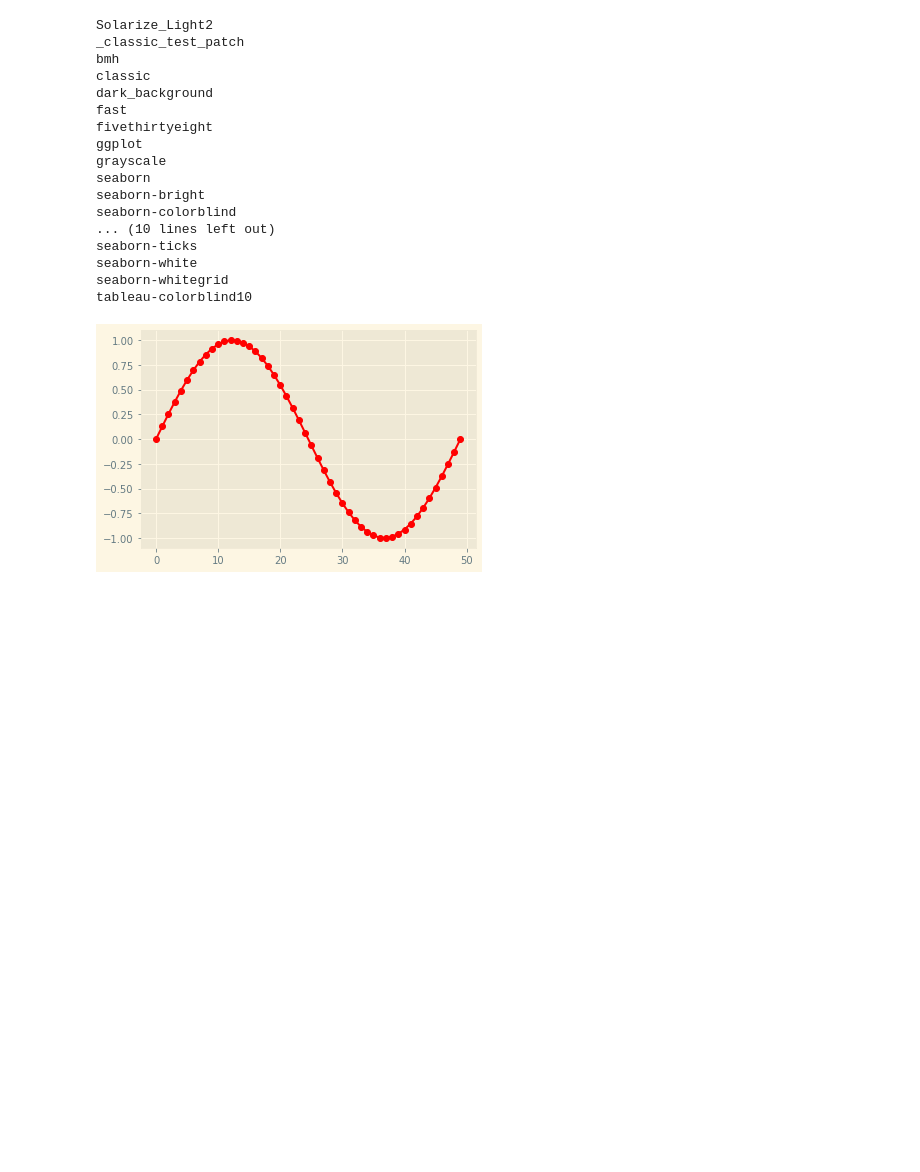
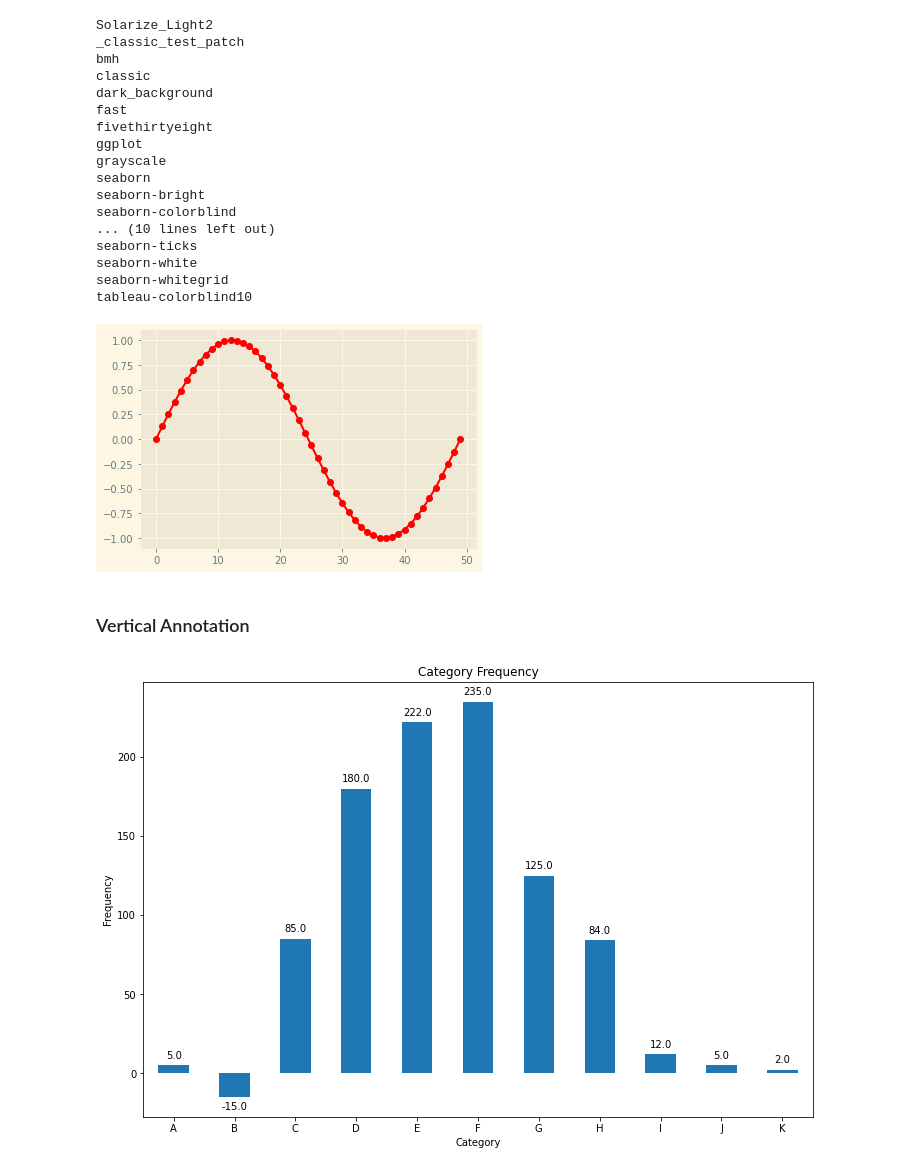
Before and after one commit to samewara/data-visualization, a Jupyter notebook: matplotlib-presentation.ipynb, the cells around one changed output. Drawn from its saved outputs; the diff is of its cells as text; code cells hidden in the pictures; blank space fills up the shorter version.

Commit message:
Vertical & Horizontal Annotation sample
Vertical & Horizontal Annotation sample

```diff
--- a/matplotlib-presentation.ipynb
+++ b/matplotlib-presentation.ipynb
@@ -245,3 +245,67 @@ with plt.style.context('Solarize_Light2'):
 plt.show()
 # %% [output]
 [figure]
+# %% [markdown]
+### Vertical Annotation
+# %%
+import numpy as np
+import pandas as pd
+import matplotlib.pyplot as plt
+
+# Prepare data
+frequencies = [5, -15, 85, 180, 222, 235, 125, 84, 12, 5, 2]
+freq_series = pd.Series(frequencies)
+
+x_labels = ['A', 'B', 'C', 'D', 'E', 'F',
+            'G', 'H', 'I', 'J', 'K']
+
+# Plot the figure.
+plt.figure(figsize=(12, 8))
+ax = freq_series.plot(kind='bar')
+ax.set_title('Category Frequency')
+ax.set_xlabel('Category' )
+ax.set_ylabel('Frequency')
+ax.set_xticklabels(x_labels, rotation = 0)
+
+
+
+def add_value_labels(ax, spacing=5):
+    """Add labels to the end of each bar in a bar chart.
+    Arguments:
+        ax (matplotlib.axes.Axes): The matplotlib object containing the axes
+            of the plot to annotate.
+        spacing (int): The distance between the labels and the bars.
+    """
+    # For each bar: Place a label
+    for rect in ax.patches:
+        # Get X and Y placement of label from rect.
+        y_value = rect.get_height()
+        x_value = rect.get_x() + rect.get_width() / 2
+        # Number of points between bar and label. Change to your liking.
+        space = spacing
+        # Vertical alignment for positive values
+        va = 'bottom'
+        # If value of bar is negative: Place label below bar
+        if y_value < 0:
+            # Invert space to place label below
+            space *= -1
+            # Vertically align label at top
+            va = 'top'
+        # Use Y value as label and format number with one decimal place
+        label = "{:.1f}".format(y_value)
+
+        # Create annotation
+        ax.annotate(
+            label,                      # Use `label` as label
+            (x_value, y_value),         # Place label at end of the bar
+            xytext=(0, space),          # Vertically shift label by `space`
+            textcoords="offset points", # Interpret `xytext` as offset in points
+            ha='center',                # Horizontally center label
+            va=va)                      # Vertically align label differently for
+                                        # positive and negative values.
+
+# Call the function above. All the magic happens there.
+add_value_labels(ax)
+plt.savefig("test-image.png")
+# %% [output]
+[figure, added]
```
Also changed, not shown: parts of 2 cells of this notebook, 1 other file.
